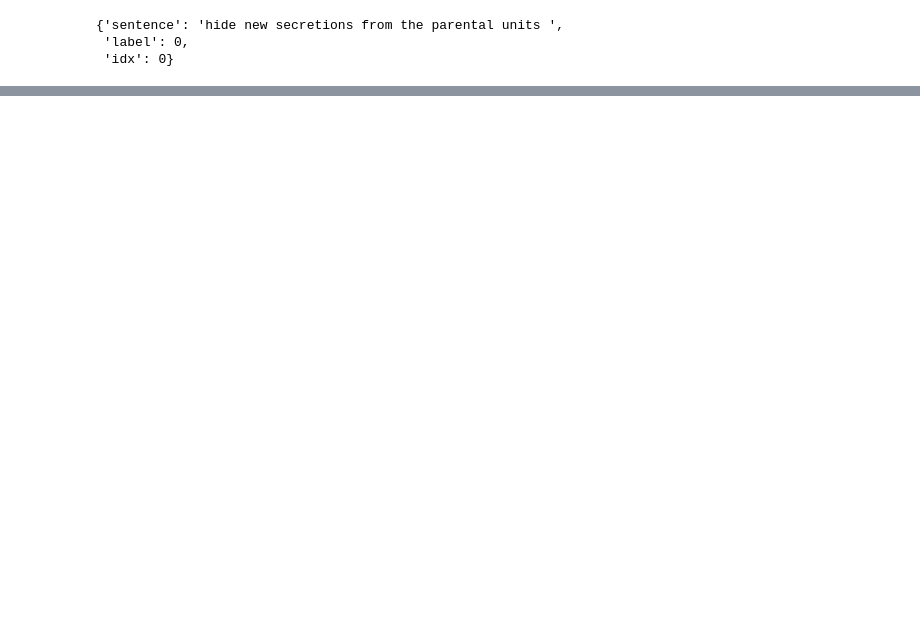
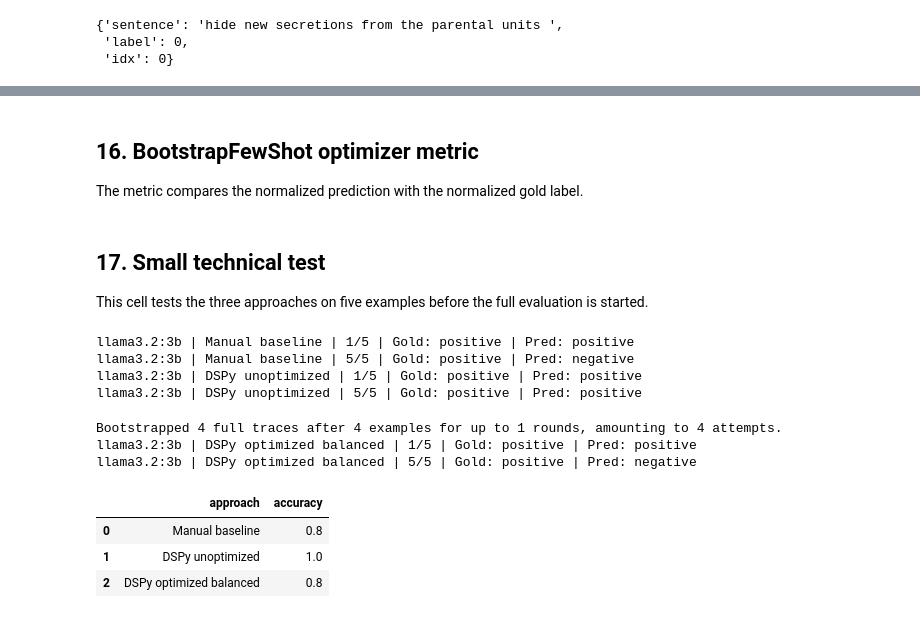
Before and after one commit to Ehsangood1/Studienarbeit, a Jupyter notebook: baseline_vs_dspy_sst2.ipynb, the cells around one changed output, grey strips where cells are left out. Cells and saved outputs as stored; diff of their text form; code cells hidden in the pictures; blank space fills up the shorter version.

```diff
--- a/baseline_vs_dspy_sst2.ipynb
+++ b/baseline_vs_dspy_sst2.ipynb
@@ -842,0 +508,4 @@ plt.show()
+# %% [markdown]
+## 16. BootstrapFewShot optimizer metric
+
+The metric compares the normalized prediction with the normalized gold label.
@@ -842,0 +523,60 @@ plt.show()
+# %% [markdown]
+## 17. Small technical test
+
+This cell tests the three approaches on five examples before the full evaluation is started.
+# %%
+test_examples = devset[:5]
+test_model_name = MODEL_NAMES[0]
+test_lm = configure_dspy_model(test_model_name)
+
+test_manual_acc, test_manual_report, test_manual_df = evaluate_manual_baseline(
+    examples=test_examples,
+    model_name=test_model_name,
+    lm=test_lm
+)
+
+test_program = SentimentClassifier()
+
+test_dspy_acc, test_dspy_report, test_dspy_df = evaluate_dspy_program(
+    program=test_program,
+    examples=test_examples,
+    model_name=test_model_name,
+    approach_name="DSPy unoptimized"
+)
+
+test_optimizer = BootstrapFewShot(
+    metric=sentiment_metric,
+    max_bootstrapped_demos=4,
+    max_labeled_demos=8,
+    max_rounds=1
+)
+
+test_compiled_program = test_optimizer.compile(
+    student=SentimentClassifier(),
+    trainset=balanced_trainset
+)
+
+test_opt_acc, test_opt_report, test_opt_df = evaluate_dspy_program(
+    program=test_compiled_program,
+    examples=test_examples,
+    model_name=test_model_name,
+    approach_name="DSPy optimized balanced"
+)
+
+pd.DataFrame([
+    {"approach": "Manual baseline", "accuracy": test_manual_acc},
+    {"approach": "DSPy unoptimized", "accuracy": test_dspy_acc},
+    {"approach": "DSPy optimized balanced", "accuracy": test_opt_acc},
+])
+# %% [output]
+llama3.2:3b | Manual baseline | 1/5 | Gold: positive | Pred: positive
+llama3.2:3b | Manual baseline | 5/5 | Gold: positive | Pred: negative
+llama3.2:3b | DSPy unoptimized | 1/5 | Gold: positive | Pred: positive
+llama3.2:3b | DSPy unoptimized | 5/5 | Gold: positive | Pred: positive
+Bootstrapped 4 full traces after 4 examples for up to 1 rounds, amounting to 4 attempts.
+llama3.2:3b | DSPy optimized balanced | 1/5 | Gold: positive | Pred: positive
+llama3.2:3b | DSPy optimized balanced | 5/5 | Gold: positive | Pred: negative
+|  | approach | accuracy |
+| 0 | Manual baseline | 0.8 |
+| 1 | DSPy unoptimized | 1.0 |
+| 2 | DSPy optimized balanced | 0.8 |
```
Also changed, not shown: parts of 103 cells of this notebook, 31 other files.
